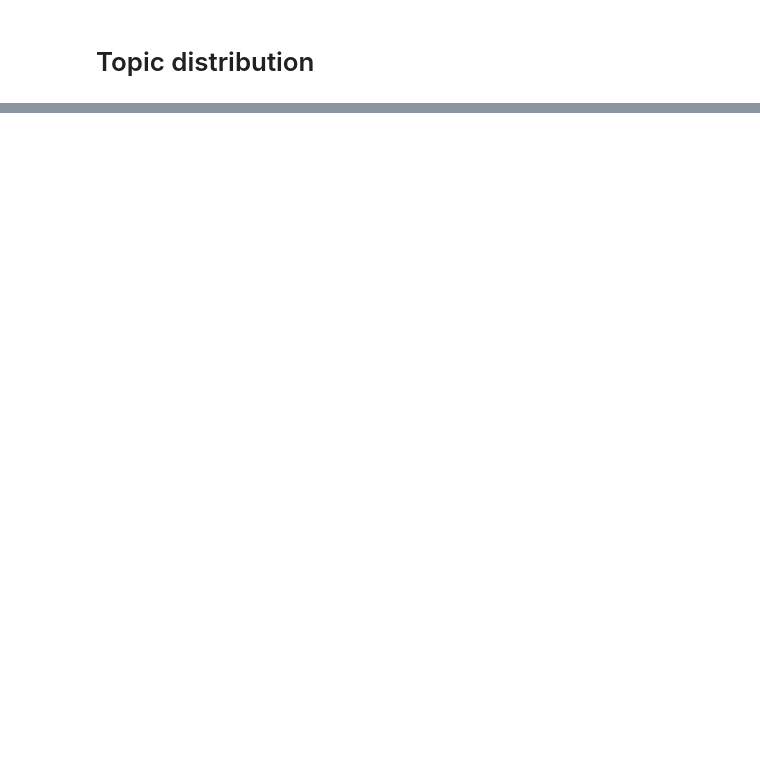
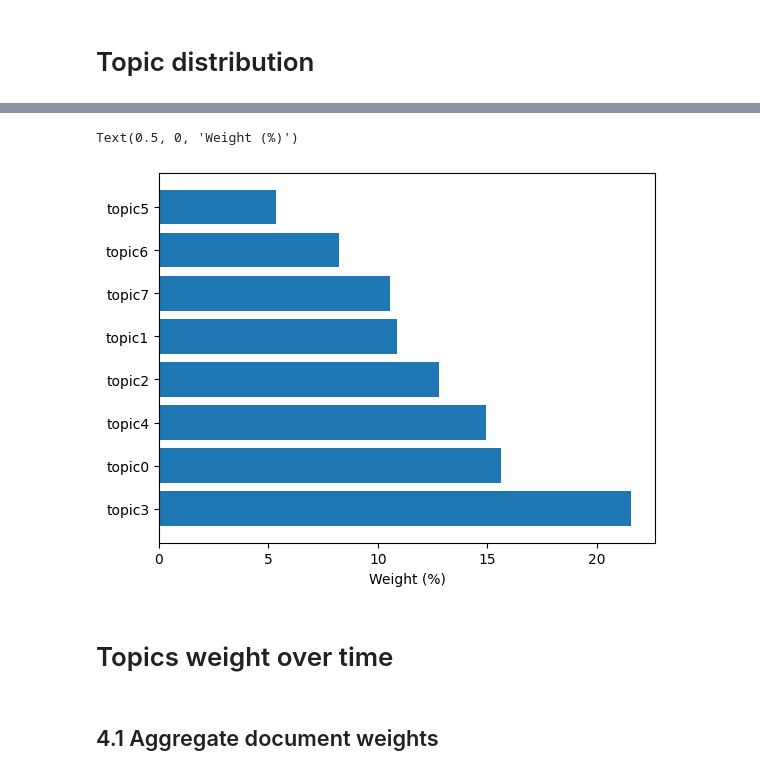
Before and after one commit to DHARPA-Project/TopicModelling-, a Jupyter notebook: topic_modelling_tfidf.ipynb, the cells around one changed output, grey strips where cells are left out. Cells and saved outputs as stored; diff of their text form; code cells hidden in the pictures; blank space fills up the shorter version.

```diff
--- a/topic_modelling_tfidf.ipynb
+++ b/topic_modelling_tfidf.ipynb
@@ -404,0 +351,2 @@ Text(0.5, 0, 'Weight (%)')
+# %%
+topic_proportion = (topic_frequency / topic_frequency.sum()*100).sort_values(ascending=False)
@@ -404,0 +365,19 @@ Text(0.5, 0, 'Weight (%)')
+# %%
+# dataframe with values to sort them by order of importance
+distribution_df_gensim = pd.DataFrame(topic_proportion, columns=['weight'])
+# %%
+distribution_df_gensim.index.name = "topics"
+# %%
+topics = distribution_df_gensim.index.array
+# %%
+plt.rcdefaults()
+fig, ax = plt.subplots()
+ax.barh(topics, distribution_df_gensim['weight'], align='center')
+ax.set_xlabel('Weight (%)')
+# %% [output]
+Text(0.5, 0, 'Weight (%)')
+[figure, added]
+# %% [markdown]
+# Topics weight over time
+# %% [markdown]
+## 4.1 Aggregate document weights
```
Also changed, not shown: parts of 98 cells of this notebook.
